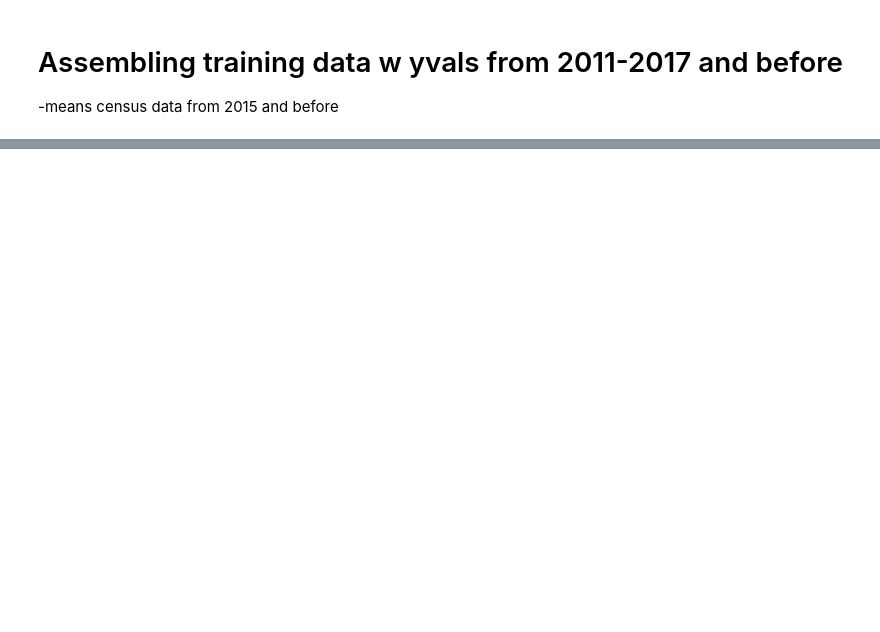
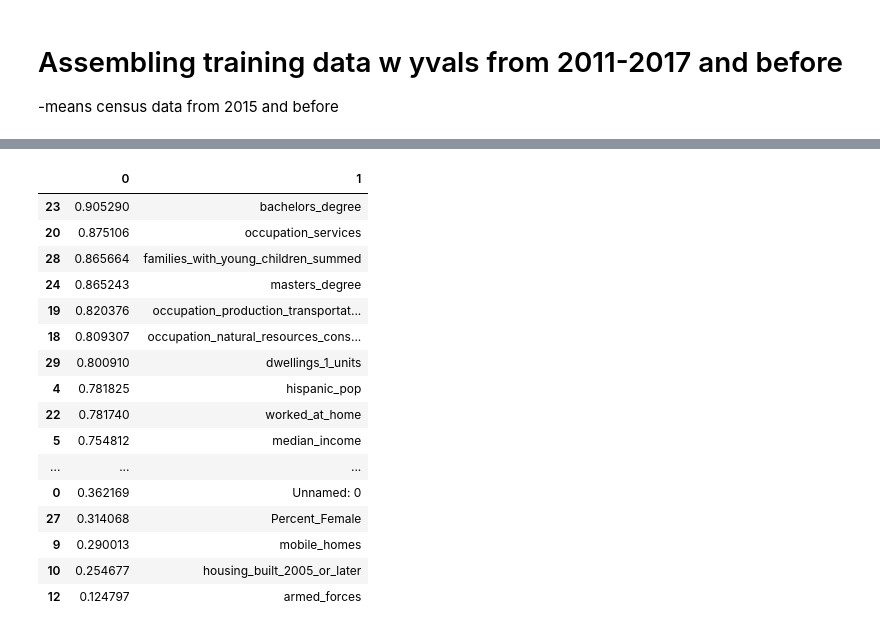
Before and after one commit to RyanBur/NYCDSA_Capstone, a Jupyter notebook: Data Collection.ipynb, the cells around one changed output, grey strips where cells are left out. Cells and saved outputs as stored; diff of their text form; code cells hidden in the pictures; blank space fills up the shorter version.

```diff
--- a/Data Collection.ipynb
+++ b/Data Collection.ipynb
@@ -179,0 +421,45 @@ assemble_train_test_predict(years_out=3,year_gap_in_data=2)
+# %%
+# Return multicollinearity chart
+X = traindata.drop(['Rent', 'RegionName', 'City', 'State'], axis=1)
+
+#used_list=traindata.columns
+feature_names = X.columns
+RSquared = []
+variable_name = []
+for var in feature_names:
+    dep_var = StandardScaler().fit_transform(np.array(X[var]).reshape(-1,1))
+    predictors =StandardScaler().fit_transform(X.drop(var, axis=1))
+    ols = LinearRegression()
+    ols.fit(predictors, dep_var)
+    variable_name.append(var)
+    RSquared.append(ols.score(predictors, dep_var))
+
+val_dfs = pd.concat([pd.Series(RSquared), pd.Series(variable_name)], axis=1)
+val_dfs = val_dfs.sort_values(by=0, ascending=False)
+
+# ## Plotting multicollinearity test from previous project ##
+# plt.plot(val_dfs[1], val_dfs[0])
+# plt.xticks(rotation=90)
+# plt.ylim(0.5,1)
+# plt.rcParams["figure.figsize"] = (30,3)
+# plt.show()
+# %%
+val_dfs.head(100)
+# %% [output]
+|  | 0 | 1 |
+| 23 | 0.905290 | bachelors_degree |
+| 20 | 0.875106 | occupation_services |
+| 28 | 0.865664 | families_with_young_children_summed |
+| 24 | 0.865243 | masters_degree |
+| 19 | 0.820376 | occupation_production_transportat... |
+| 18 | 0.809307 | occupation_natural_resources_cons... |
+| 29 | 0.800910 | dwellings_1_units |
+| 4 | 0.781825 | hispanic_pop |
+| 22 | 0.781740 | worked_at_home |
+| 5 | 0.754812 | median_income |
+| ... | ... | ... |
+| 0 | 0.362169 | Unnamed: 0 |
+| 27 | 0.314068 | Percent_Female |
+| 9 | 0.290013 | mobile_homes |
+| 10 | 0.254677 | housing_built_2005_or_later |
+| 12 | 0.124797 | armed_forces |
```
Also changed, not shown: parts of 16 cells of this notebook.
